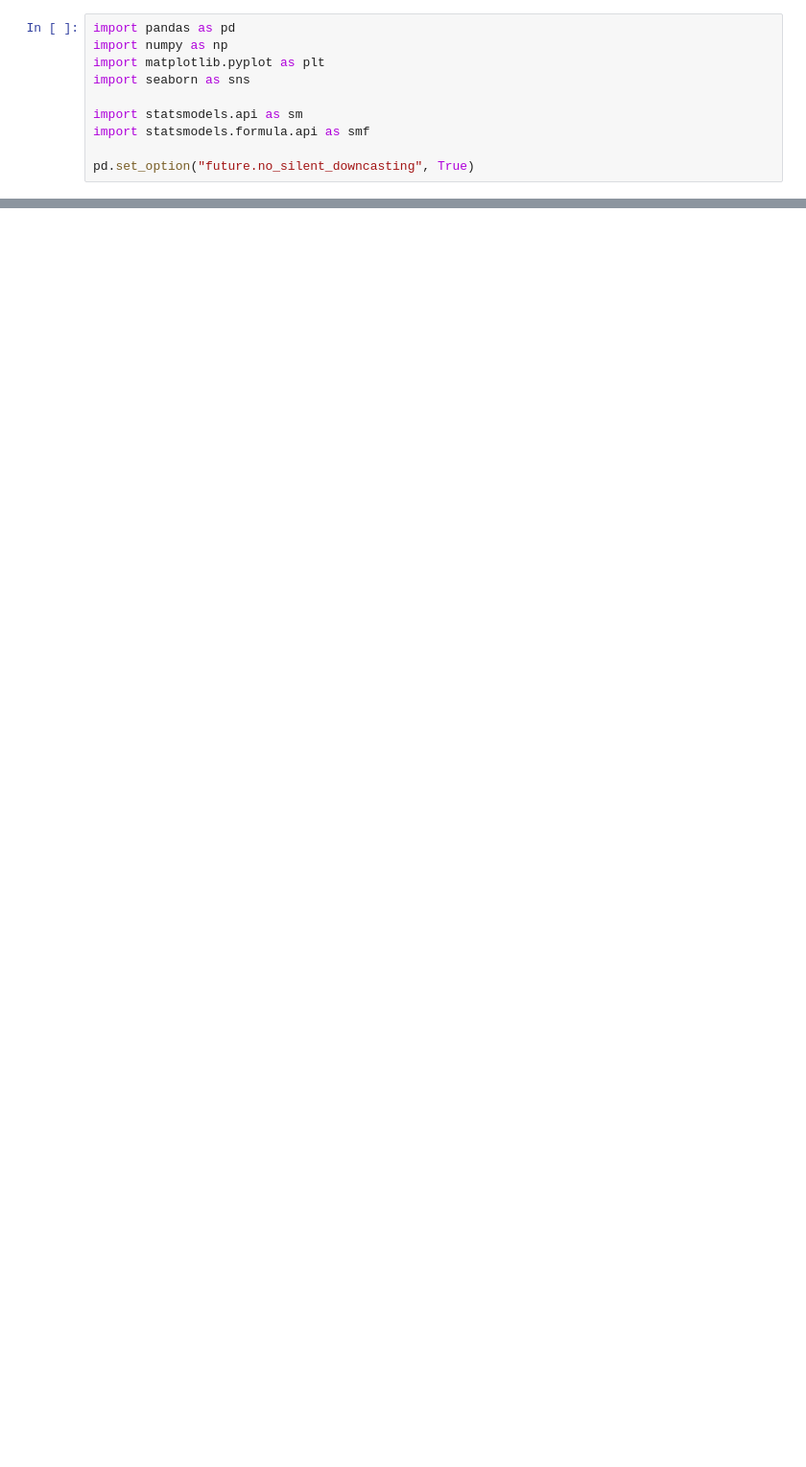
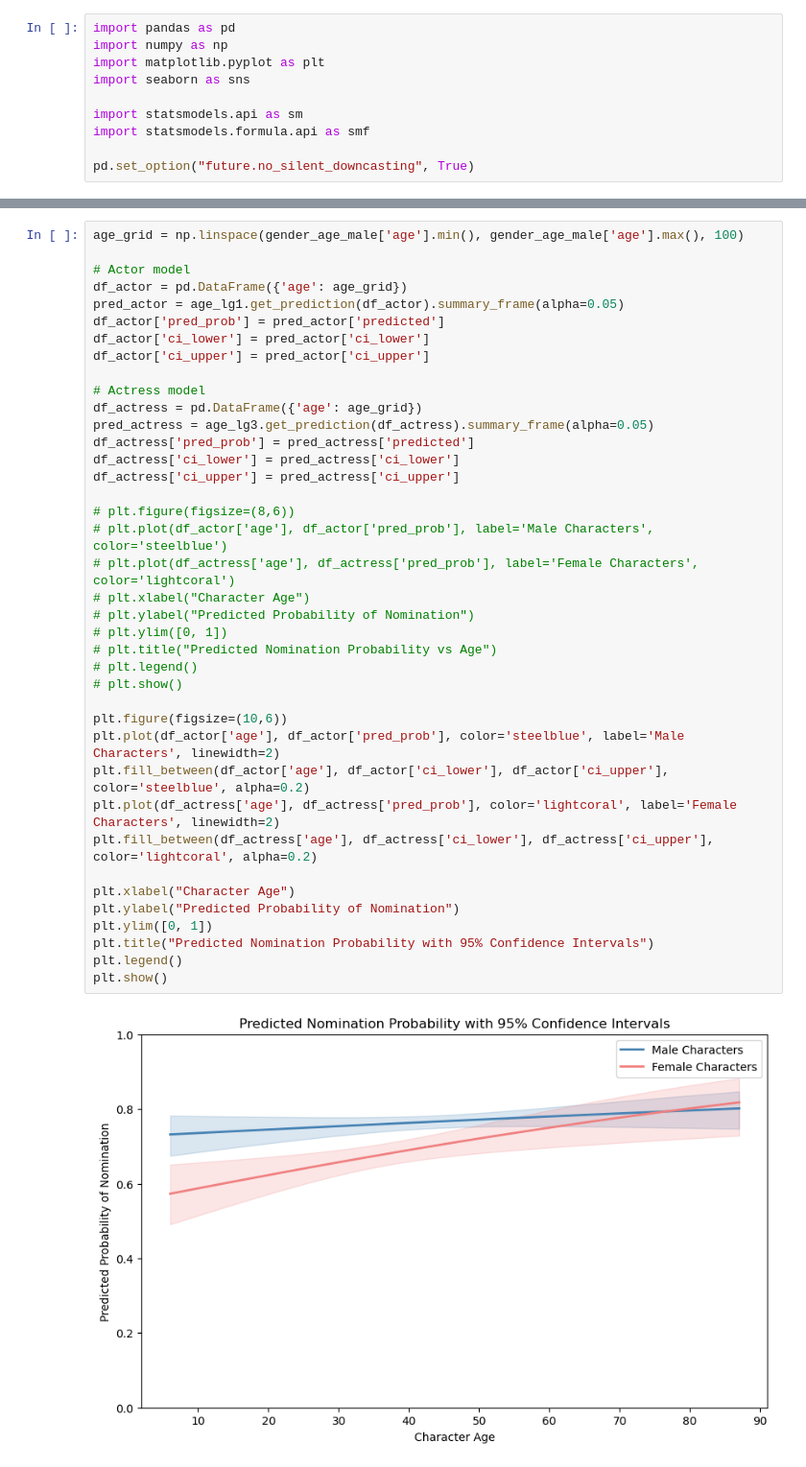
Before and after one commit to stephbc/DATA698_MastersResearchProject, a Jupyter notebook: data4.ipynb, the cells around one changed output, grey strips where cells are left out. Shown: that part at 96% size. Drawn from its saved outputs; the diff is of its cells as text; blank space fills up the shorter version.

```diff
--- a/data4.ipynb
+++ b/data4.ipynb
@@ -109,0 +224,41 @@ strong multicollinearity or other numerical problems.
+# %%
+age_grid = np.linspace(gender_age_male['age'].min(), gender_age_male['age'].max(), 100)
+
+# Actor model
+df_actor = pd.DataFrame({'age': age_grid})
+pred_actor = age_lg1.get_prediction(df_actor).summary_frame(alpha=0.05)
+df_actor['pred_prob'] = pred_actor['predicted']
+df_actor['ci_lower'] = pred_actor['ci_lower']
+df_actor['ci_upper'] = pred_actor['ci_upper']
+
+# Actress model
+df_actress = pd.DataFrame({'age': age_grid})
+pred_actress = age_lg3.get_prediction(df_actress).summary_frame(alpha=0.05)
+df_actress['pred_prob'] = pred_actress['predicted']
+df_actress['ci_lower'] = pred_actress['ci_lower']
+df_actress['ci_upper'] = pred_actress['ci_upper']
+
+# plt.figure(figsize=(8,6))
+# plt.plot(df_actor['age'], df_actor['pred_prob'], label='Male Characters', color='steelblue')
+# plt.plot(df_actress['age'], df_actress['pred_prob'], label='Female Characters', color='lightcoral')
+# plt.xlabel("Character Age")
+# plt.ylabel("Predicted Probability of Nomination")
+# plt.ylim([0, 1])
+# plt.title("Predicted Nomination Probability vs Age")
+# plt.legend()
+# plt.show()
+
+plt.figure(figsize=(10,6))
+plt.plot(df_actor['age'], df_actor['pred_prob'], color='steelblue', label='Male Characters', linewidth=2)
+plt.fill_between(df_actor['age'], df_actor['ci_lower'], df_actor['ci_upper'], color='steelblue', alpha=0.2)
+plt.plot(df_actress['age'], df_actress['pred_prob'], color='lightcoral', label='Female Characters', linewidth=2)
+plt.fill_between(df_actress['age'], df_actress['ci_lower'], df_actress['ci_upper'], color='lightcoral', alpha=0.2)
+
+plt.xlabel("Character Age")
+plt.ylabel("Predicted Probability of Nomination")
+plt.ylim([0, 1])
+plt.title("Predicted Nomination Probability with 95% Confidence Intervals")
+plt.legend()
+plt.show()
+# %% [output]
+[figure, added]
```
Also changed, not shown: parts of 18 cells of this notebook, 3 other files.
